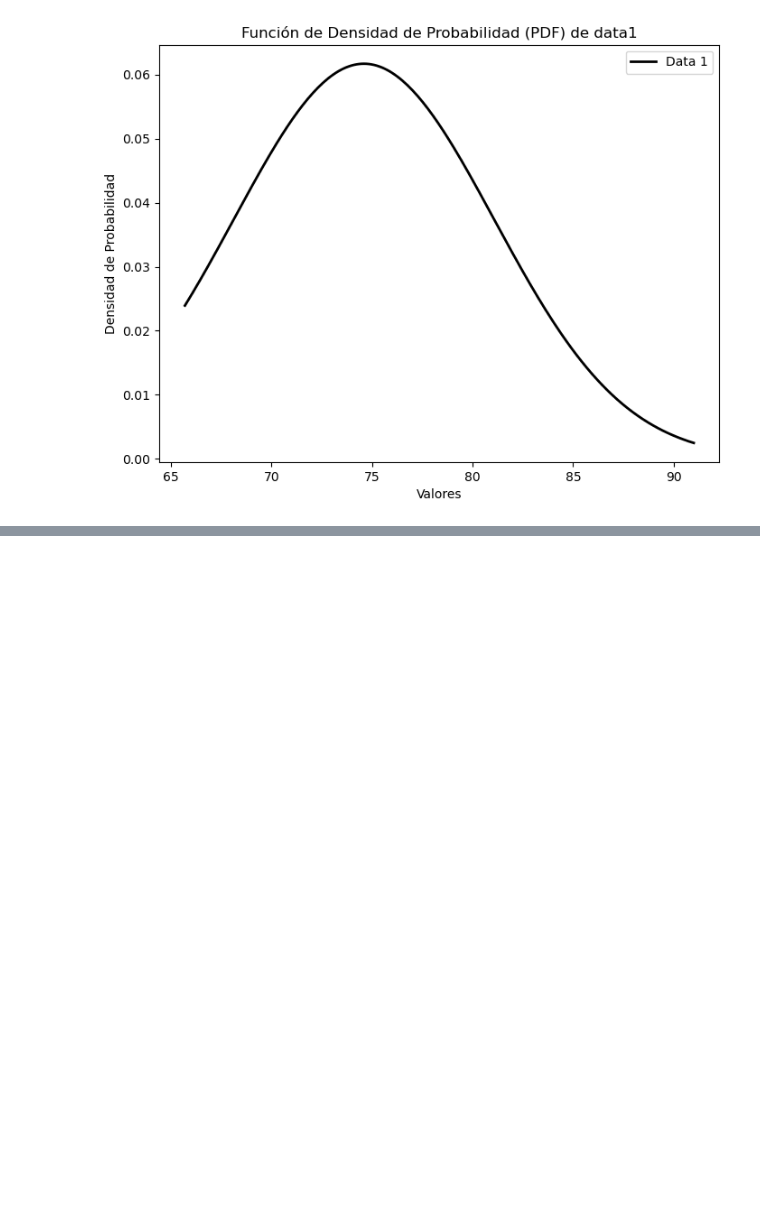
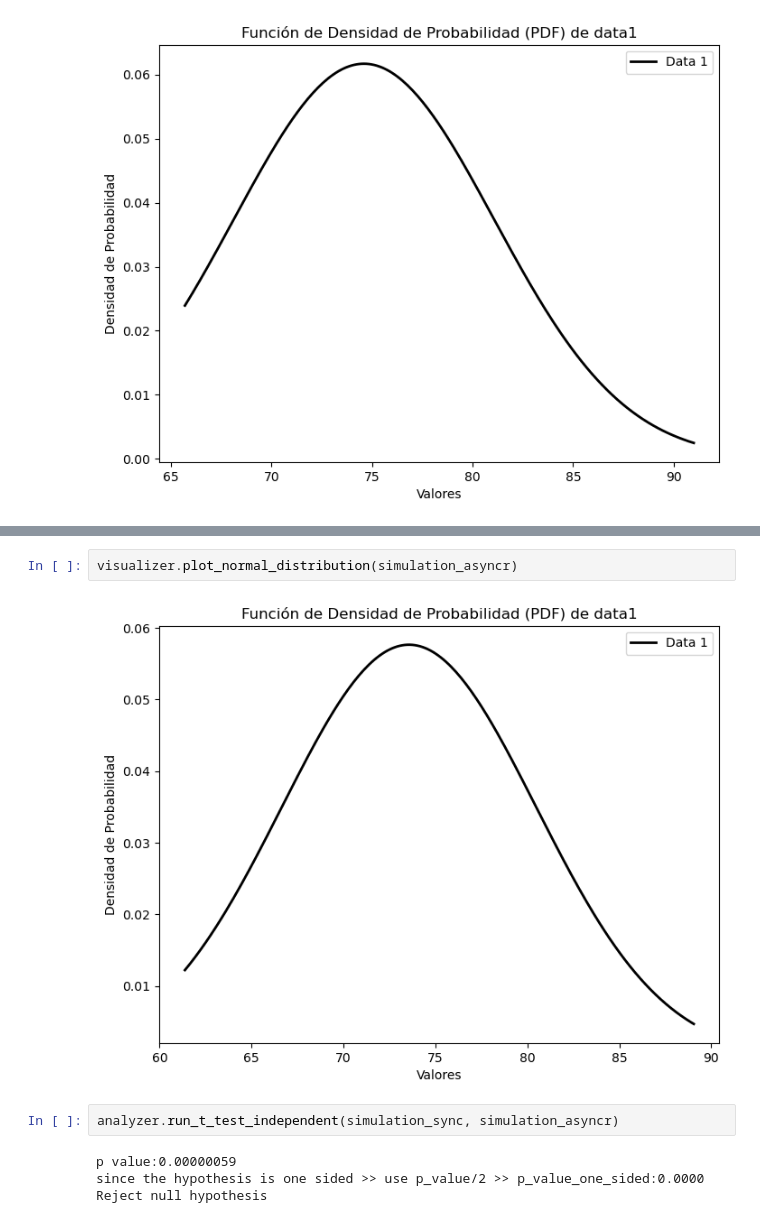
Before and after one commit to armandolezama/hypotesis-testing-visualization, a Jupyter notebook: hypotesis-testing-visualization.ipynb, the cells around one changed output, grey strips where cells are left out. Saved outputs shown, nothing was run; the diff lists cells and outputs as text; blank space fills up the shorter version.

```diff
--- a/hypotesis-testing-visualization.ipynb
+++ b/hypotesis-testing-visualization.ipynb
@@ -88,0 +87,10 @@ visualizer.plot_normal_distribution(data_sets.get_normal_data_simulation(asyncr,
+# %%
+visualizer.plot_normal_distribution(simulation_asyncr)
+# %% [output]
+[figure, added]
+# %%
+analyzer.run_t_test_independent(simulation_sync, simulation_asyncr)
+# %% [output]
+p value:0.00000059
+since the hypothesis is one sided >> use p_value/2 >> p_value_one_sided:0.0000
+Reject null hypothesis
```
Also changed, not shown: parts of 3 cells of this notebook.
